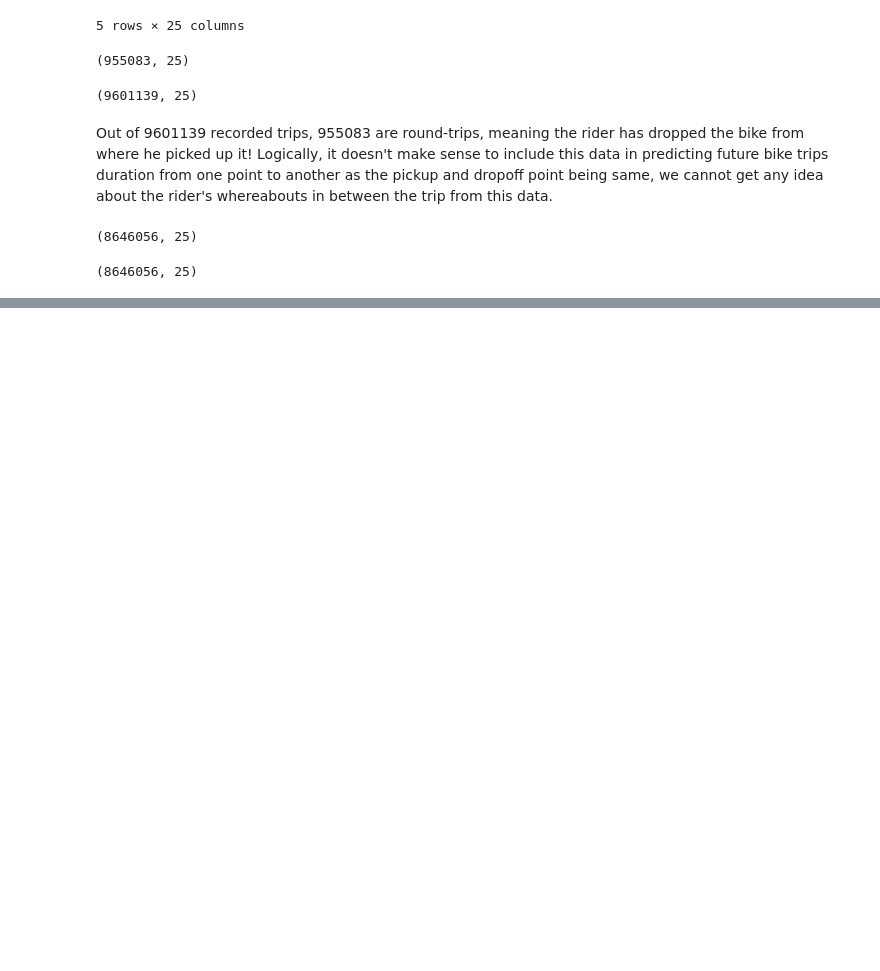
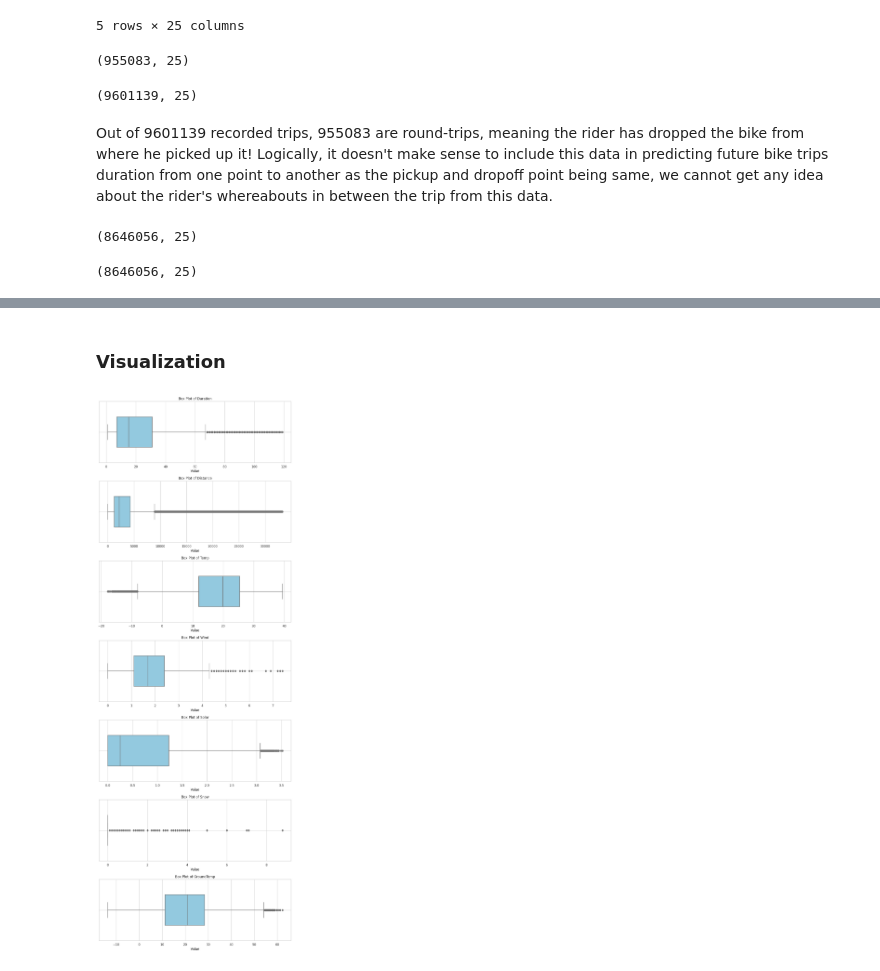
Before and after one commit to dp2292/CP01-Data-Alchemists, a Jupyter notebook: CP01_Data_Alchemists.ipynb, the cells around one changed output, grey strips where cells are left out. Saved outputs shown, nothing was run; the diff lists cells and outputs as text; code cells hidden in the pictures; blank space fills up the shorter version.

Commit message:
Added some visualization.

```diff
--- a/CP01_Data_Alchemists.ipynb
+++ b/CP01_Data_Alchemists.ipynb
@@ -128,0 +164,4 @@ filtered_data.shape
+# %%
+#Remove all duplicates
+filtered_data.drop_duplicates(inplace=True)
+print("Dataset size after removing duplicates:", filtered_data.shape)
@@ -128,0 +174,25 @@ filtered_data.shape
+# %% [markdown]
+### Visualization
+# %%
+columns_to_plot = [
+    'Duration', 'Distance','Temp','Wind','Solar','Snow', 'GroundTemp'
+]
+
+num_plots = len(columns_to_plot)
+fig, axes = plt.subplots(num_plots, 1, figsize=(10, 4*num_plots))
+
+
+sns.set(style="whitegrid")
+
+for i, column in enumerate(columns_to_plot):
+    ax = axes[i]
+    sns.boxplot(x=filtered_data[column], ax=ax, color='skyblue', width=0.5)
+    ax.set_title(f'Box Plot of {column}')
+    ax.set_xlabel('Value')
+    ax.set_ylabel('')
+    ax.grid(True)
+
+plt.tight_layout()
+plt.show()
+# %% [output]
+[figure, added]
```
Also changed, not shown: parts of 8 cells of this notebook.
